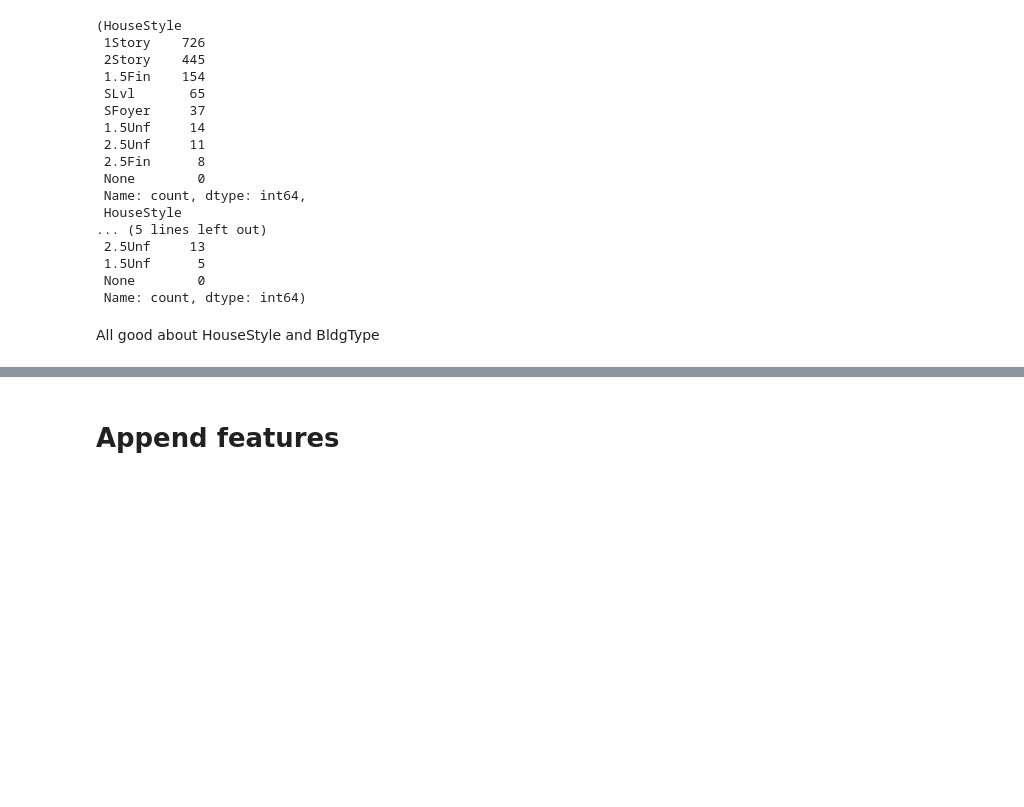
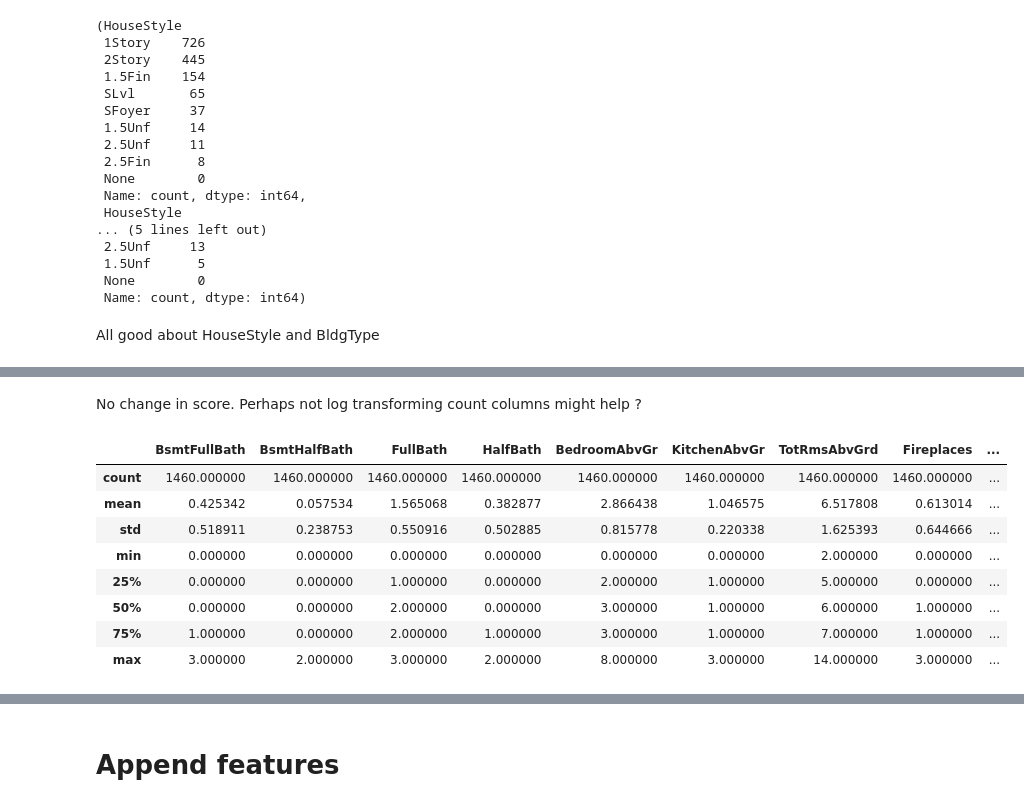
Before and after one commit to abhivij/housing_price_prediction, a Jupyter notebook: housing-price-prediction-part-2-exploratory.ipynb, the cells around one changed output, grey strips where cells are left out. Saved outputs shown, nothing was run; the diff lists cells and outputs as text; code cells hidden in the pictures; blank space fills up the shorter version.

```diff
--- a/housing-price-prediction-part-2-exploratory.ipynb
+++ b/housing-price-prediction-part-2-exploratory.ipynb
@@ -1101,0 +1161,16 @@ ordinal_categorical_cols = remove_columns_from_list(ordered_levels.keys(), featu
+# %% [markdown]
+No change in score. Perhaps not log transforming count columns might help ?
+# %%
+numerical_count_cols = ["BsmtFullBath", "BsmtHalfBath", "FullBath", "HalfBath", "BedroomAbvGr", "KitchenAbvGr",
+                        "TotRmsAbvGrd", "Fireplaces", "GarageCars"]
+X[numerical_count_cols].describe()
+# %% [output]
+|  | BsmtFullBath | BsmtHalfBath | FullBath | HalfBath | BedroomAbvGr | KitchenAbvGr | TotRmsAbvGrd | Fireplaces | ... |
+| count | 1460.000000 | 1460.000000 | 1460.000000 | 1460.000000 | 1460.000000 | 1460.000000 | 1460.000000 | 1460.000000 | ... |
+| mean | 0.425342 | 0.057534 | 1.565068 | 0.382877 | 2.866438 | 1.046575 | 6.517808 | 0.613014 | ... |
+| std | 0.518911 | 0.238753 | 0.550916 | 0.502885 | 0.815778 | 0.220338 | 1.625393 | 0.644666 | ... |
+| min | 0.000000 | 0.000000 | 0.000000 | 0.000000 | 0.000000 | 0.000000 | 2.000000 | 0.000000 | ... |
+| 25% | 0.000000 | 0.000000 | 1.000000 | 0.000000 | 2.000000 | 1.000000 | 5.000000 | 0.000000 | ... |
+| 50% | 0.000000 | 0.000000 | 2.000000 | 0.000000 | 3.000000 | 1.000000 | 6.000000 | 1.000000 | ... |
+| 75% | 1.000000 | 0.000000 | 2.000000 | 1.000000 | 3.000000 | 1.000000 | 7.000000 | 1.000000 | ... |
+| max | 3.000000 | 2.000000 | 3.000000 | 2.000000 | 8.000000 | 3.000000 | 14.000000 | 3.000000 | ... |
```
Also changed, not shown: parts of 24 cells of this notebook.
